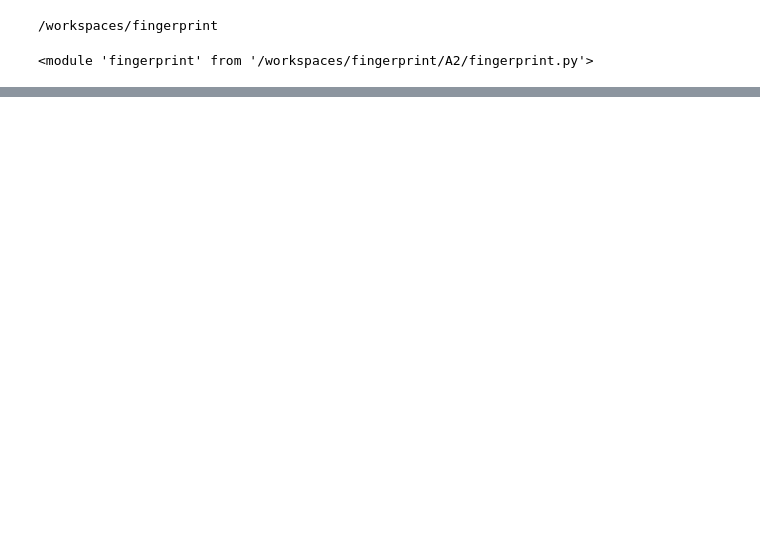
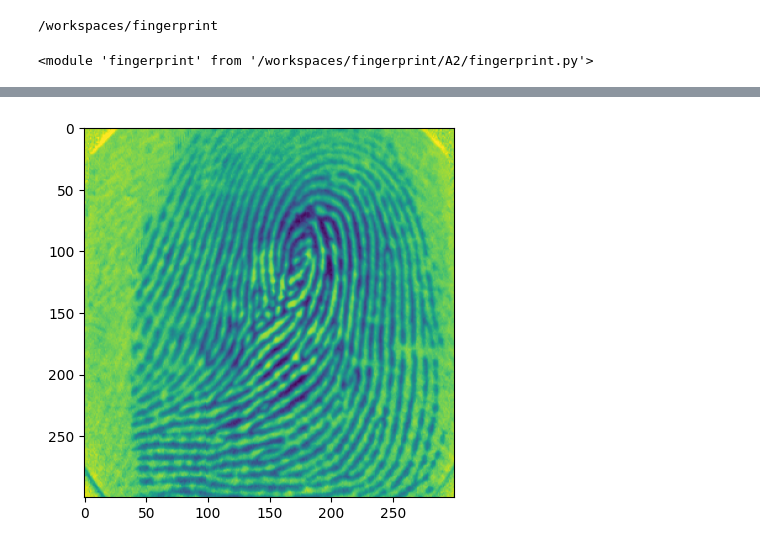
Before and after one commit to robert-aruta/fingerprint, a Jupyter notebook: A2/Untitled-1.ipynb, the cells around one changed output, grey strips where cells are left out. Cells and saved outputs as stored; diff of their text form; code cells hidden in the pictures; blank space fills up the shorter version.

```diff
--- a/A2/Untitled-1.ipynb
+++ b/A2/Untitled-1.ipynb
@@ -43,10 +74,13 @@ show(sumGm[0], f'Integral of the Gradient Magnitude of {filename}')
 # %%
 # Simple thresholding for segmenting the fingerprint pattern
 
 thres = fp.threshold_mask(sumGm)
 show((readFingerPrints[0][0], f'Original Image of {filename}'), (thres[0], f'Threshold Mask of {filename}'), (cv.merge((thres[0], readFingerPrints[0][0], readFingerPrints[0][0])), f'Mask Backprojected to the Original Image of {filename}'))
+plt.imshow(readFingerPrints[0][0])
+plt.show()
 # %% [output]
 [interactive output not drawn]
+[figure, added]
 # %%
 orientationsList, strengthsList = fp.ridge_orientation(GxList, GyList, Gx2List, Gy2List)
 show((draw_orientations(readFingerPrints[0][0], orientationsList[0], strengthsList[0], thres[0], 1, 16)), f'Orientation Image {filename}')
```
Also changed, not shown: parts of 7 cells of this notebook, 1 other file.
